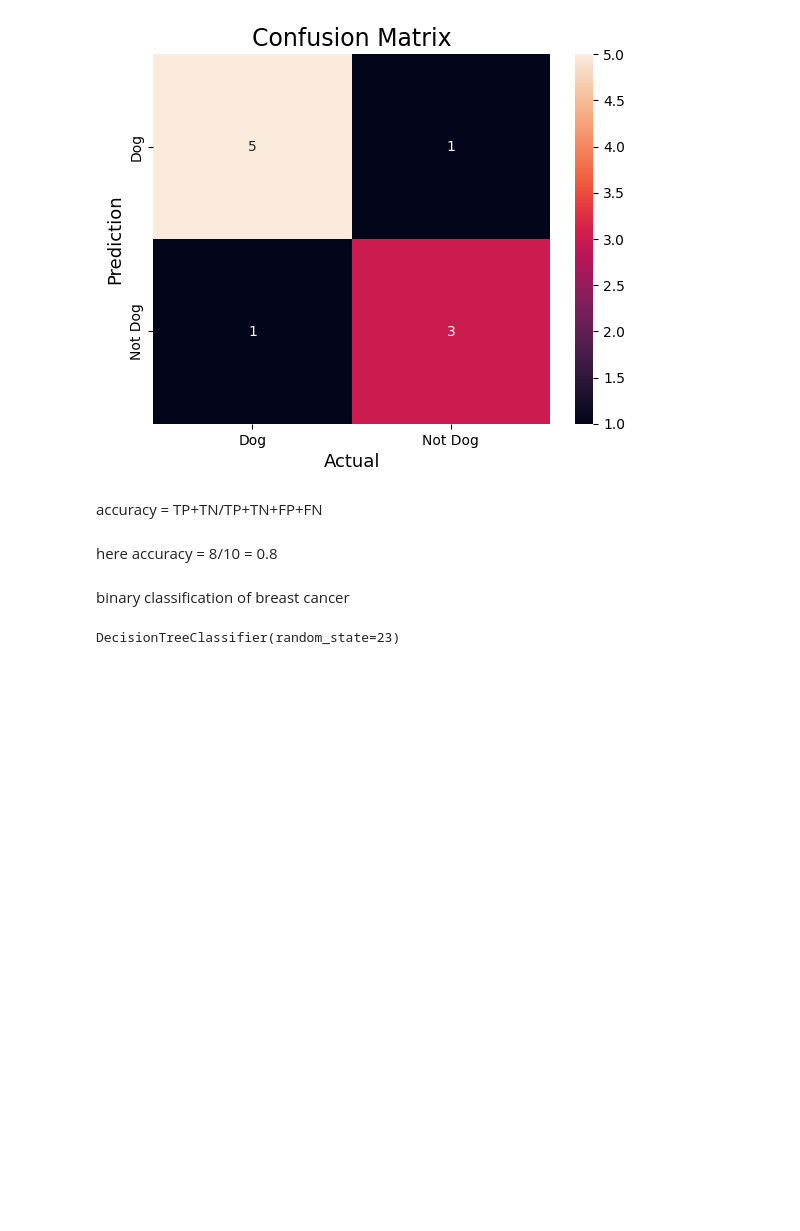
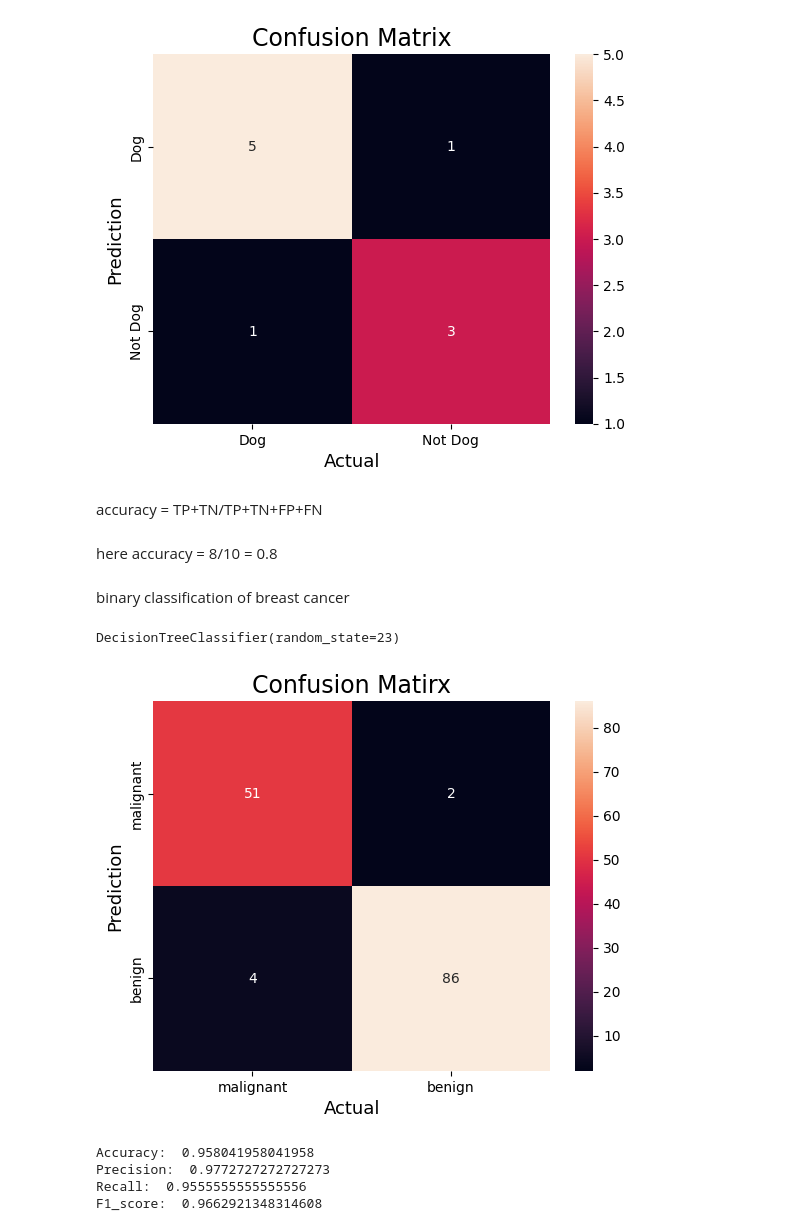
Before and after one commit to santr4/Machine_Learning, a Jupyter notebook: Supervised_learning/tut1.ipynb, the cells around one changed output. Cells and saved outputs as stored; diff of their text form; code cells hidden in the pictures; blank space fills up the shorter version.

```diff
--- a/Supervised_learning/tut1.ipynb
+++ b/Supervised_learning/tut1.ipynb
@@ -55,3 +55,30 @@ DecisionTreeClassifier(random_state=23)
 # %%
 # prediction
 y_pred = tree.predict(x_test)
+# %%
+# compute the confusion matrix
+cm = confusion_matrix(y_test,y_pred) # here y_test is the actual data and y_pred is prediction.
+# %%
+# plot the confusion matrix
+sns.heatmap(cm,annot=True,fmt='g',xticklabels=['malignant','benign'],yticklabels=['malignant','benign'])
+plt.ylabel('Prediction',fontsize=13)
+plt.xlabel('Actual',fontsize=13)
+plt.title('Confusion Matirx',fontsize=17)
+plt.show()
+# %% [output]
+[figure, added]
+# %%
+# finding precision and recall
+accuracy = accuracy_score(y_test,y_pred)
+print("Accuracy: ",accuracy)
+precision = precision_score(y_test,y_pred)
+print("Precision: ",precision)
+recall = recall_score(y_test,y_pred)
+print("Recall: ",recall)
+F1_score = f1_score(y_test,y_pred)
+print("F1_score: ",F1_score)
+# %% [output]
+Accuracy:  0.958041958041958
+Precision:  0.9772727272727273
+Recall:  0.9555555555555556
+F1_score:  0.9662921348314608
```
